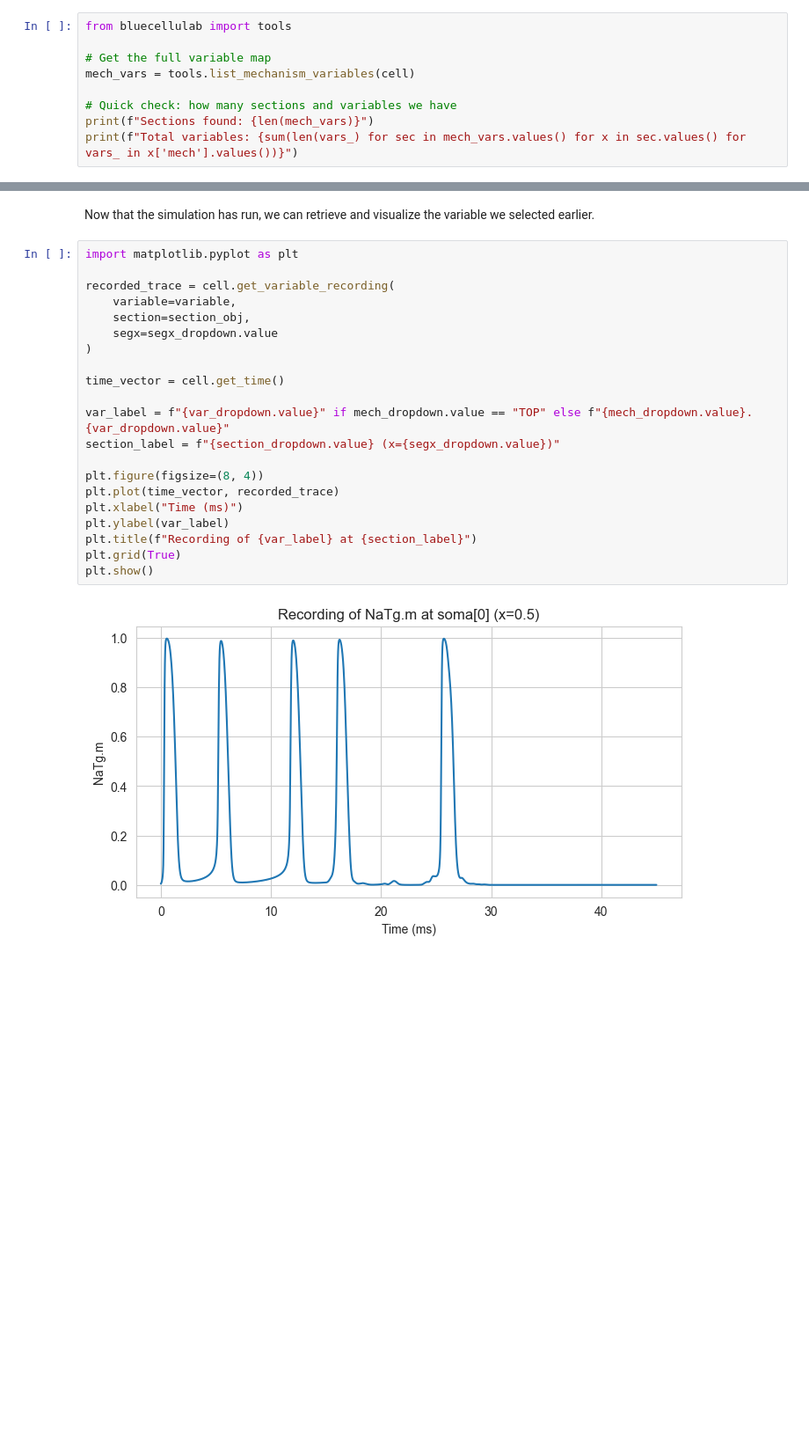
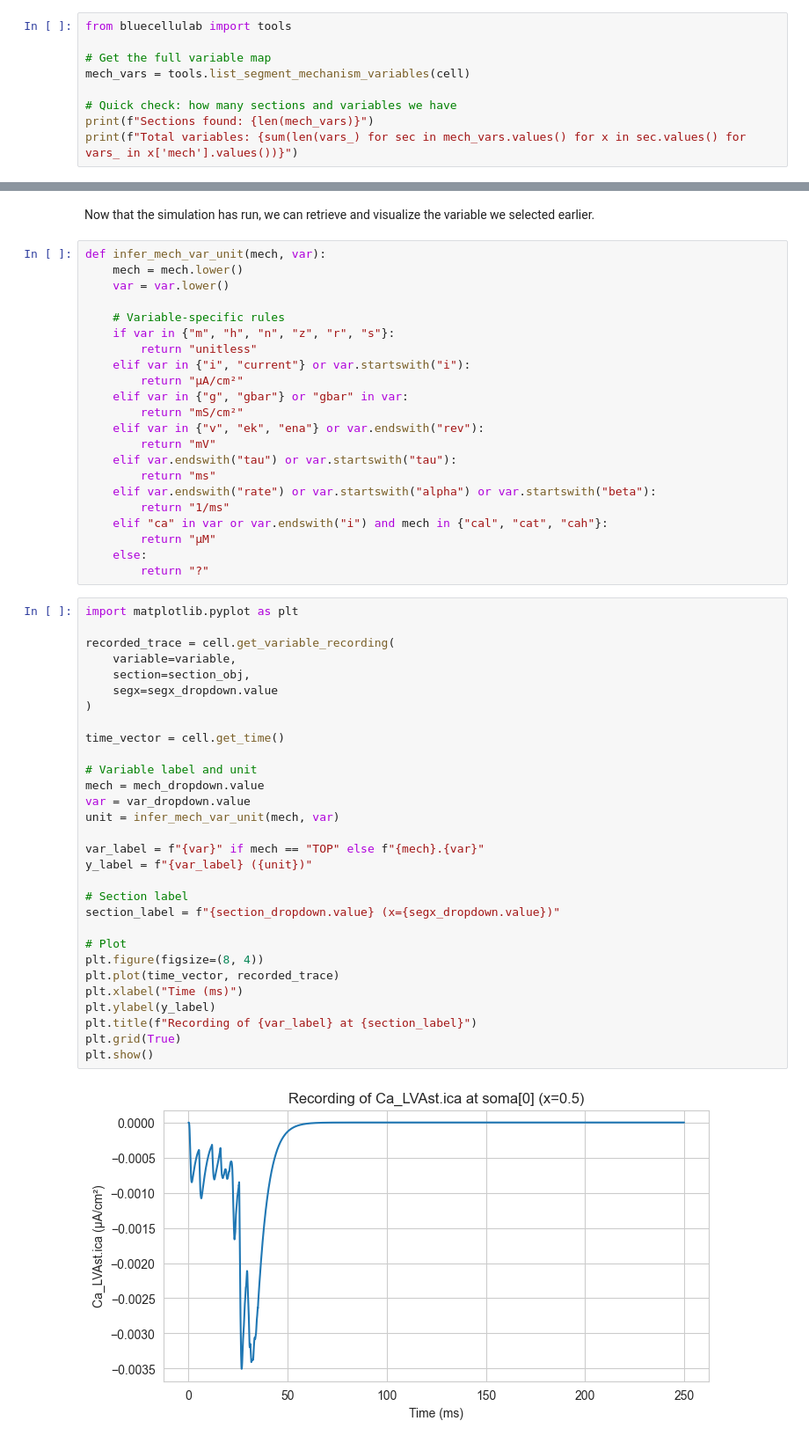
Before and after one commit to openbraininstitute/BlueCelluLab, a Jupyter notebook: examples/1-singlecell/singlecell.ipynb, the cells around one changed output, grey strips where cells are left out. Shown: that part at 88% size. Saved outputs shown, nothing was run; the diff lists cells and outputs as text; blank space fills up the shorter version.

```diff
--- a/examples/1-singlecell/singlecell.ipynb
+++ b/examples/1-singlecell/singlecell.ipynb
@@ -456,7 +456,7 @@ Note: Top-level variables such as v, ina, ik, ica live on the segment itself, no
 from bluecellulab import tools
 
 # Get the full variable map
-mech_vars = tools.list_mechanism_variables(cell)
+mech_vars = tools.list_segment_mechanism_variables(cell)
 
 # Quick check: how many sections and variables we have
 print(f"Sections found: {len(mech_vars)}")
@@ -550,26 +550,57 @@ time = cell.get_time()
 soma_voltage = cell.get_soma_voltage()
 # %% [markdown]
 Now that the simulation has run, we can retrieve and visualize the variable we selected earlier.
+# %%
+def infer_mech_var_unit(mech, var):
+    mech = mech.lower()
+    var = var.lower()
+
+    # Variable-specific rules
+    if var in {"m", "h", "n", "z", "r", "s"}:
+        return "unitless"
+    elif var in {"i", "current"} or var.startswith("i"):
+        return "µA/cm²"
+    elif var in {"g", "gbar"} or "gbar" in var:
+        return "mS/cm²"
+    elif var in {"v", "ek", "ena"} or var.endswith("rev"):
+        return "mV"
+    elif var.endswith("tau") or var.startswith("tau"):
+        return "ms"
+    elif var.endswith("rate") or var.startswith("alpha") or var.startswith("beta"):
+        return "1/ms"
+    elif "ca" in var or var.endswith("i") and mech in {"cal", "cat", "cah"}:
+        return "µM"
+    else:
+        return "?"
 # %%
 import matplotlib.pyplot as plt
 
 recorded_trace = cell.get_variable_recording(
     variable=variable,
     section=section_obj,
     segx=segx_dropdown.value
 )
 
 time_vector = cell.get_time()
 
-var_label = f"{var_dropdown.value}" if mech_dropdown.value == "TOP" else f"{mech_dropdown.value}.{var_dropdown.value}"
+# Variable label and unit
+mech = mech_dropdown.value
+var = var_dropdown.value
+unit = infer_mech_var_unit(mech, var)
+
+var_label = f"{var}" if mech == "TOP" else f"{mech}.{var}"
+y_label = f"{var_label} ({unit})"
+
+# Section label
 section_label = f"{section_dropdown.value} (x={segx_dropdown.value})"
 
+# Plot
 plt.figure(figsize=(8, 4))
 plt.plot(time_vector, recorded_trace)
 plt.xlabel("Time (ms)")
-plt.ylabel(var_label)
+plt.ylabel(y_label)
 plt.title(f"Recording of {var_label} at {section_label}")
 plt.grid(True)
 plt.show()
 # %% [output]
-[figure, old version]
+[figure, new version]
```
Also changed, not shown: parts of 12 cells of this notebook.
